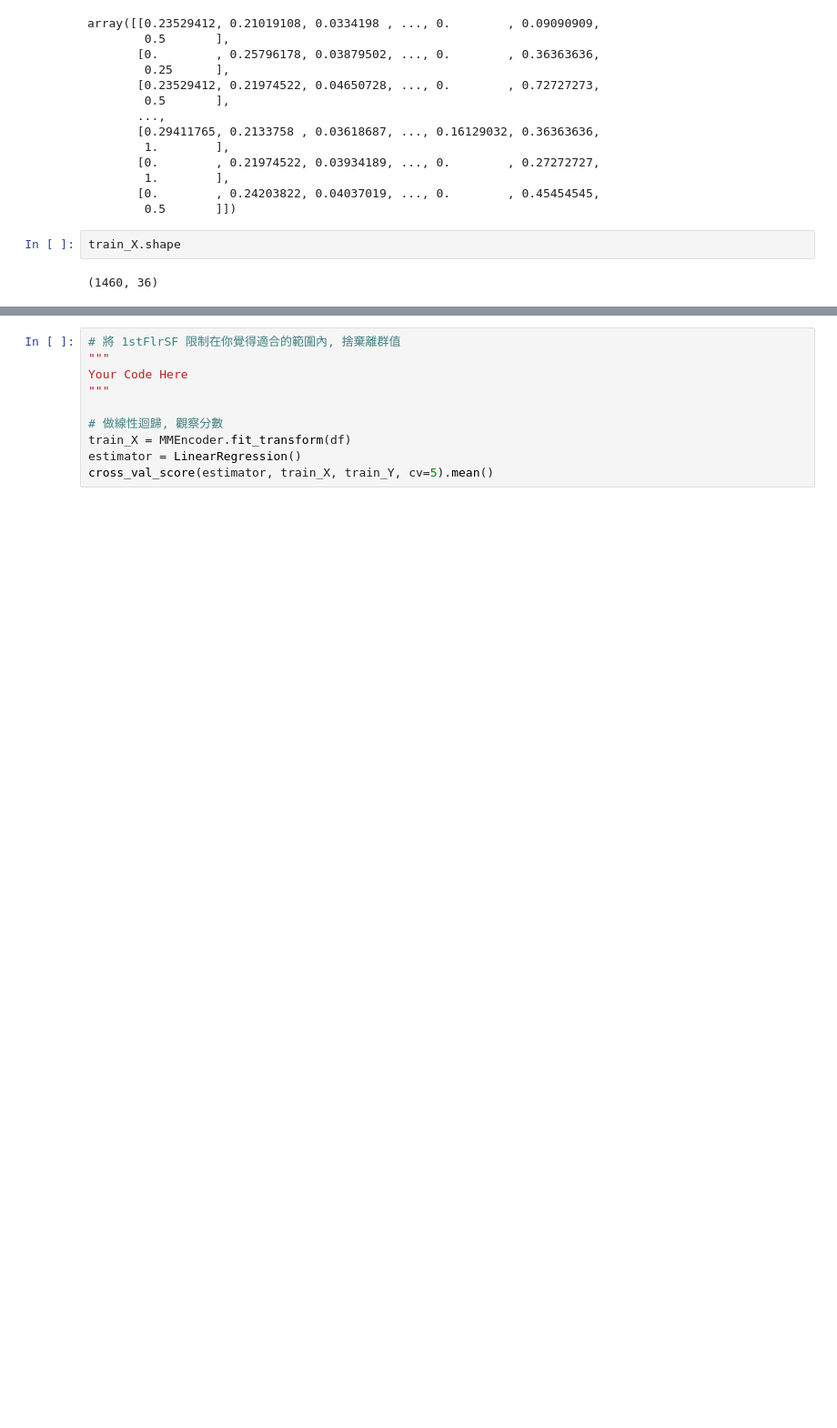
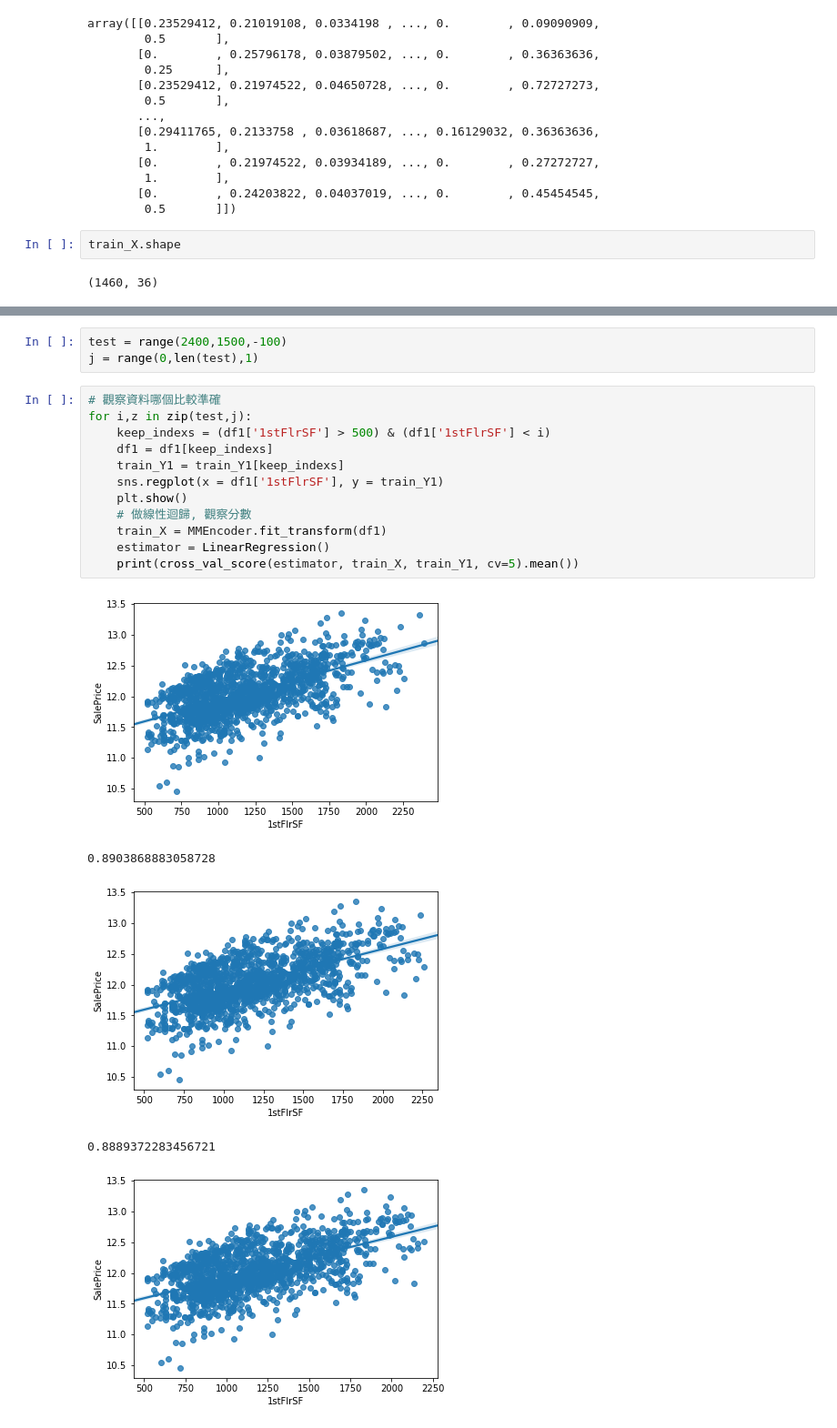
Before and after one commit to rubio1497/4th-ML100Days, a Jupyter notebook: HW Day10/Day_010_HW.ipynb, the cells around one changed output, grey strips where cells are left out. Shown at 91% size. Drawn from its saved outputs; the diff is of its cells as text; blank space fills up the shorter version.

```diff
--- a/HW Day10/Day_010_HW.ipynb
+++ b/HW Day10/Day_010_HW.ipynb
@@ -226,10 +268,21 @@ cross_val_score(estimator, train_X, train_Y, cv=5).mean()
-# %%
-# 將 1stFlrSF 限制在你覺得適合的範圍內, 捨棄離群值
-"""
-Your Code Here
-"""
-
-# 做線性迴歸, 觀察分數
-train_X = MMEncoder.fit_transform(df)
-estimator = LinearRegression()
-cross_val_score(estimator, train_X, train_Y, cv=5).mean()
+# %%
+test = range(2400,1500,-100)
+j = range(0,len(test),1)
+# %%
+# 觀察資料哪個比較準確
+for i,z in zip(test,j):
+    keep_indexs = (df1['1stFlrSF'] > 500) & (df1['1stFlrSF'] < i)
+    df1 = df1[keep_indexs]
+    train_Y1 = train_Y1[keep_indexs]
+    sns.regplot(x = df1['1stFlrSF'], y = train_Y1)
+    plt.show()
+    # 做線性迴歸, 觀察分數
+    train_X = MMEncoder.fit_transform(df1)
+    estimator = LinearRegression()
+    print(cross_val_score(estimator, train_X, train_Y1, cv=5).mean())
+# %% [output]
+[figure, added]
+0.8903868883058728
+[figure, added]
+0.8889372283456721
+[figure, added]
```
Also changed, not shown: parts of 8 cells of this notebook.
